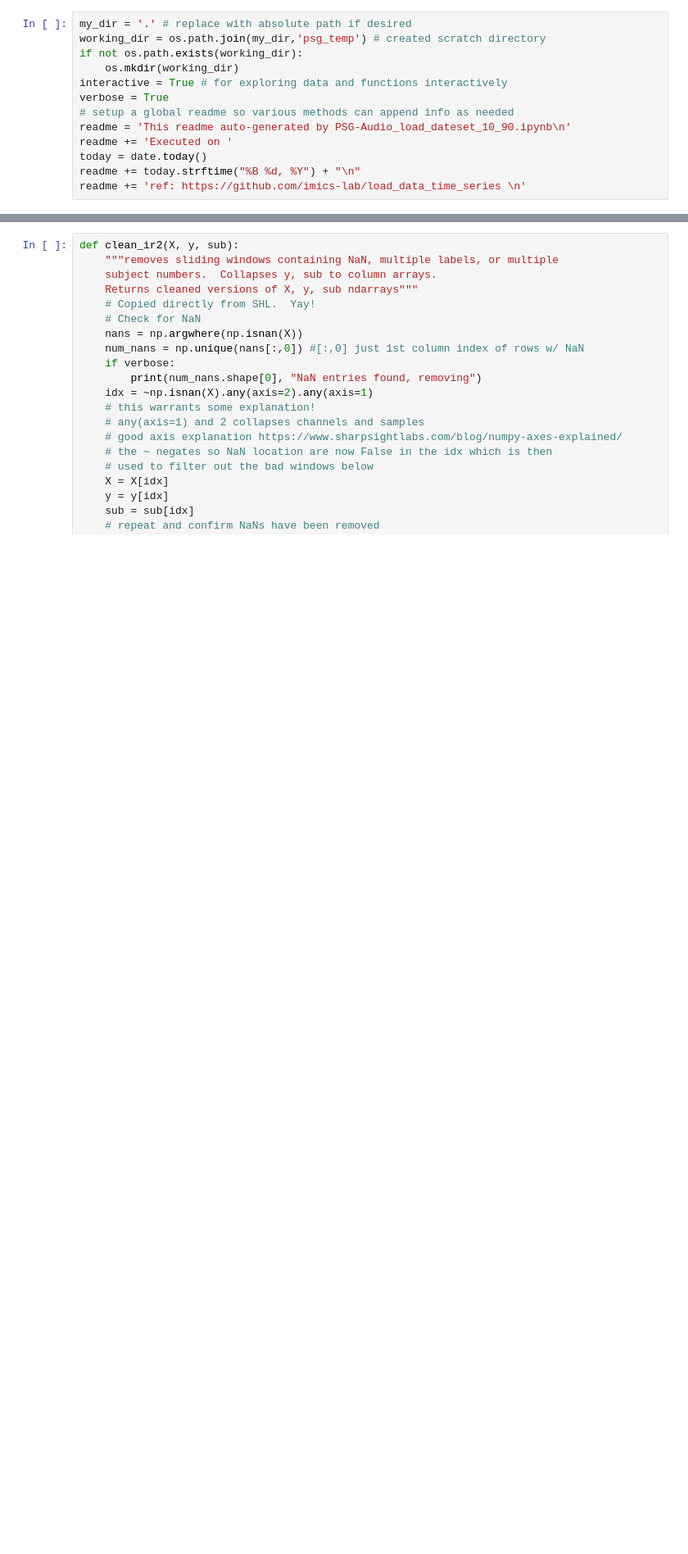
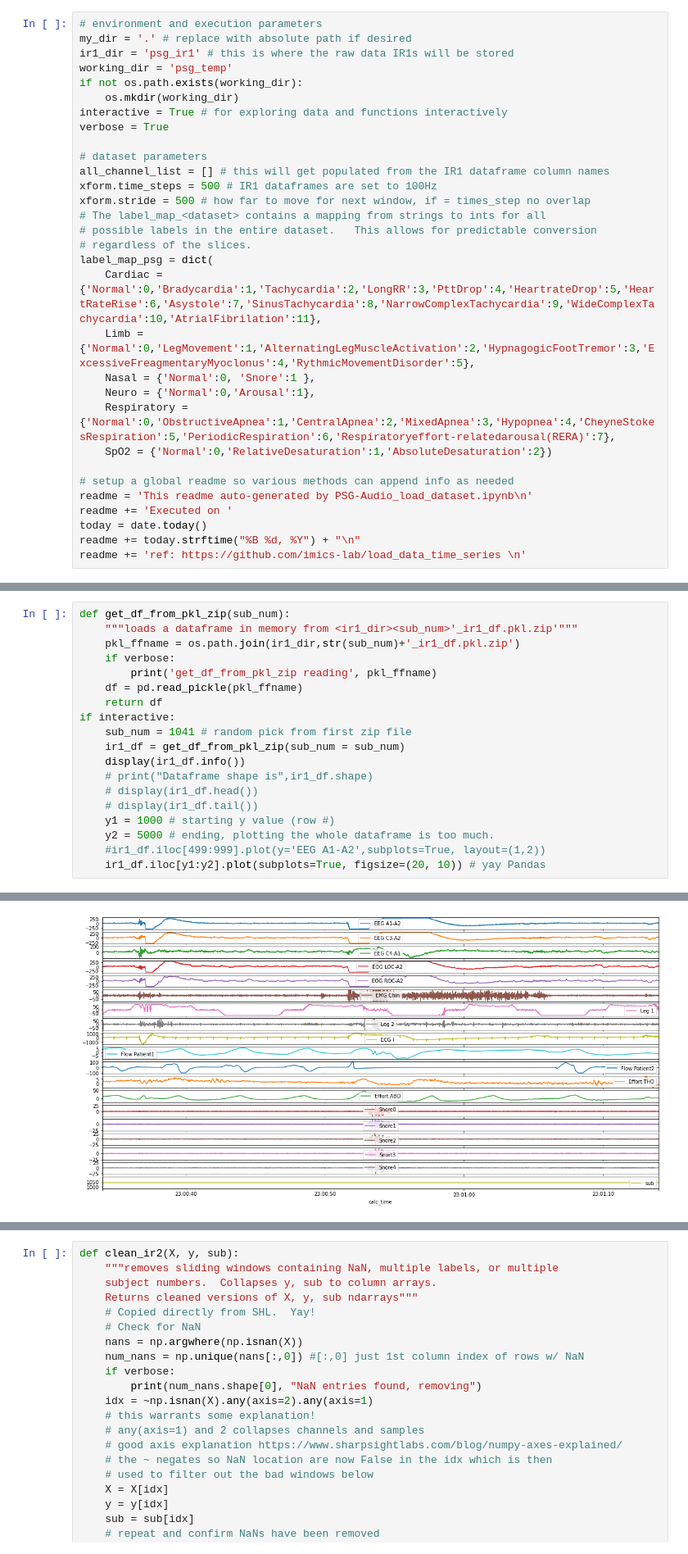
Before and after one commit to imics-lab/load_data_time_series, a Jupyter notebook: Sleep/PSG-Audio_load_dataset.ipynb, the cells around one changed output, grey strips where cells are left out. Shown at 82% size. Saved outputs shown, nothing was run; the diff lists cells and outputs as text; blank space fills up the shorter version.

```diff
--- a/Sleep/PSG-Audio_load_dataset.ipynb
+++ b/Sleep/PSG-Audio_load_dataset.ipynb
@@ -65,12 +87,30 @@ Tablulate is used to reduce lines of code.
 # %%
+# environment and execution parameters
 my_dir = '.' # replace with absolute path if desired
-working_dir = os.path.join(my_dir,'psg_temp') # created scratch directory
+ir1_dir = 'psg_ir1' # this is where the raw data IR1s will be stored
+working_dir = 'psg_temp'
 if not os.path.exists(working_dir):
     os.mkdir(working_dir)
 interactive = True # for exploring data and functions interactively
 verbose = True
+
+# dataset parameters
+all_channel_list = [] # this will get populated from the IR1 dataframe column names
+xform.time_steps = 500 # IR1 dataframes are set to 100Hz
+xform.stride = 500 # how far to move for next window, if = times_step no overlap
+# The label_map_<dataset> contains a mapping from strings to ints for all
+# possible labels in the entire dataset.   This allows for predictable conversion
+# regardless of the slices.
+label_map_psg = dict(
+    Cardiac = {'Normal':0,'Bradycardia':1,'Tachycardia':2,'LongRR':3,'PttDrop':4,'HeartrateDrop':5,'HeartRateRise':6,'Asystole':7,'SinusTachycardia':8,'NarrowComplexTachycardia':9,'WideComplexTachycardia':10,'AtrialFibrilation':11},
+    Limb = {'Normal':0,'LegMovement':1,'AlternatingLegMuscleActivation':2,'HypnagogicFootTremor':3,'ExcessiveFreagmentaryMyoclonus':4,'RythmicMovementDisorder':5},
+    Nasal = {'Normal':0, 'Snore':1 },
+    Neuro = {'Normal':0,'Arousal':1},
+    Respiratory = {'Normal':0,'ObstructiveApnea':1,'CentralApnea':2,'MixedApnea':3,'Hypopnea':4,'CheyneStokesRespiration':5,'PeriodicRespiration':6,'Respiratoryeffort-relatedarousal(RERA)':7},
+    SpO2 = {'Normal':0,'RelativeDesaturation':1,'AbsoluteDesaturation':2})
+
 # setup a global readme so various methods can append info as needed
-readme = 'This readme auto-generated by PSG-Audio_load_dateset_10_90.ipynb\n'
+readme = 'This readme auto-generated by PSG-Audio_load_dataset.ipynb\n'
 readme += 'Executed on '
 today = date.today()
 readme += today.strftime("%B %d, %Y") + "\n"
@@ -171,0 +173,20 @@ print(len(unlabeled_subs_list),"unlabeled subs")
+# %%
+def get_df_from_pkl_zip(sub_num):
+    """loads a dataframe in memory from <ir1_dir><sub_num>'_ir1_df.pkl.zip'"""
+    pkl_ffname = os.path.join(ir1_dir,str(sub_num)+'_ir1_df.pkl.zip')
+    if verbose:
+        print('get_df_from_pkl_zip reading', pkl_ffname)
+    df = pd.read_pickle(pkl_ffname)
+    return df
+if interactive:
+    sub_num = 1041 # random pick from first zip file
+    ir1_df = get_df_from_pkl_zip(sub_num = sub_num)
+    display(ir1_df.info())
+    # print("Dataframe shape is",ir1_df.shape)
+    # display(ir1_df.head())
+    # display(ir1_df.tail())
+    y1 = 1000 # starting y value (row #)
+    y2 = 5000 # ending, plotting the whole dataframe is too much.
+    #ir1_df.iloc[499:999].plot(y='EEG A1-A2',subplots=True, layout=(1,2))
+    ir1_df.iloc[y1:y2].plot(subplots=True, figsize=(20, 10)) # yay Pandas
+# %% [output]
@@ -171,0 +211 @@ print(len(unlabeled_subs_list),"unlabeled subs")
+[figure, added]
```
Also changed, not shown: parts of 30 cells of this notebook.
